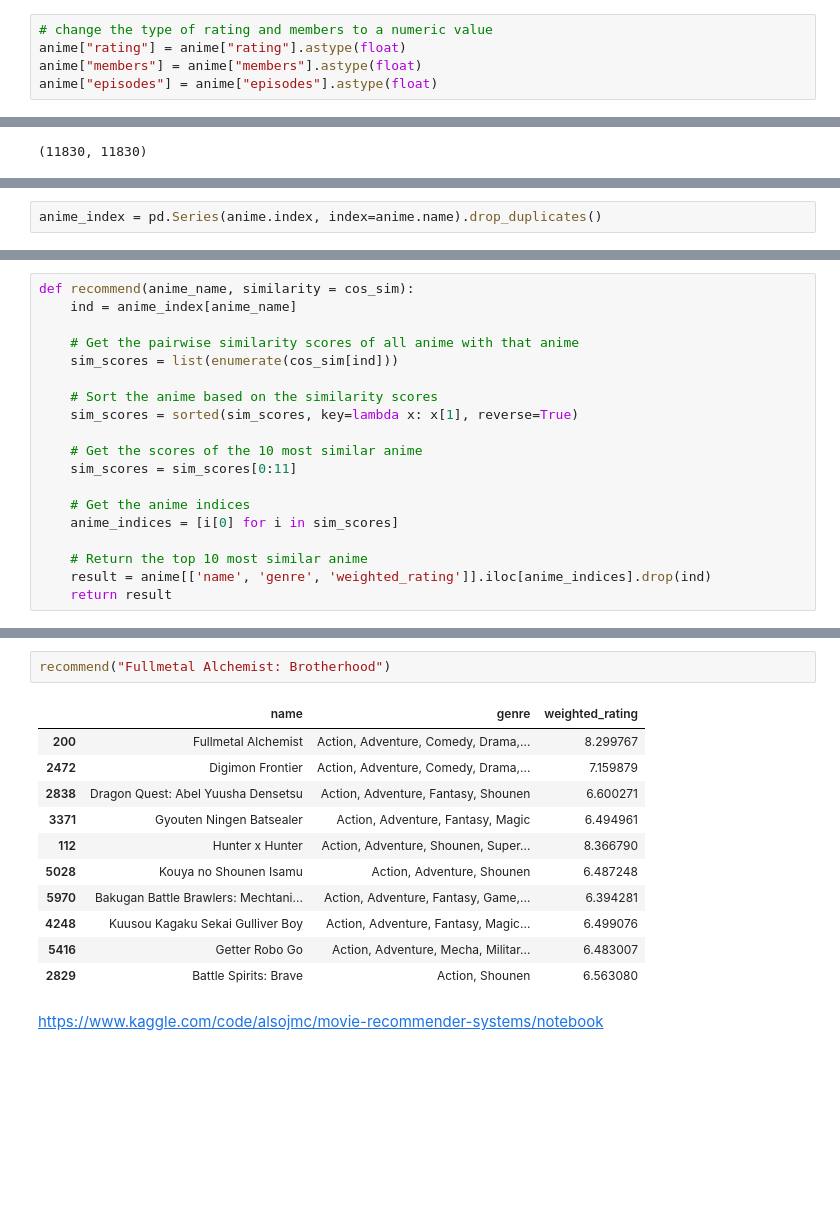
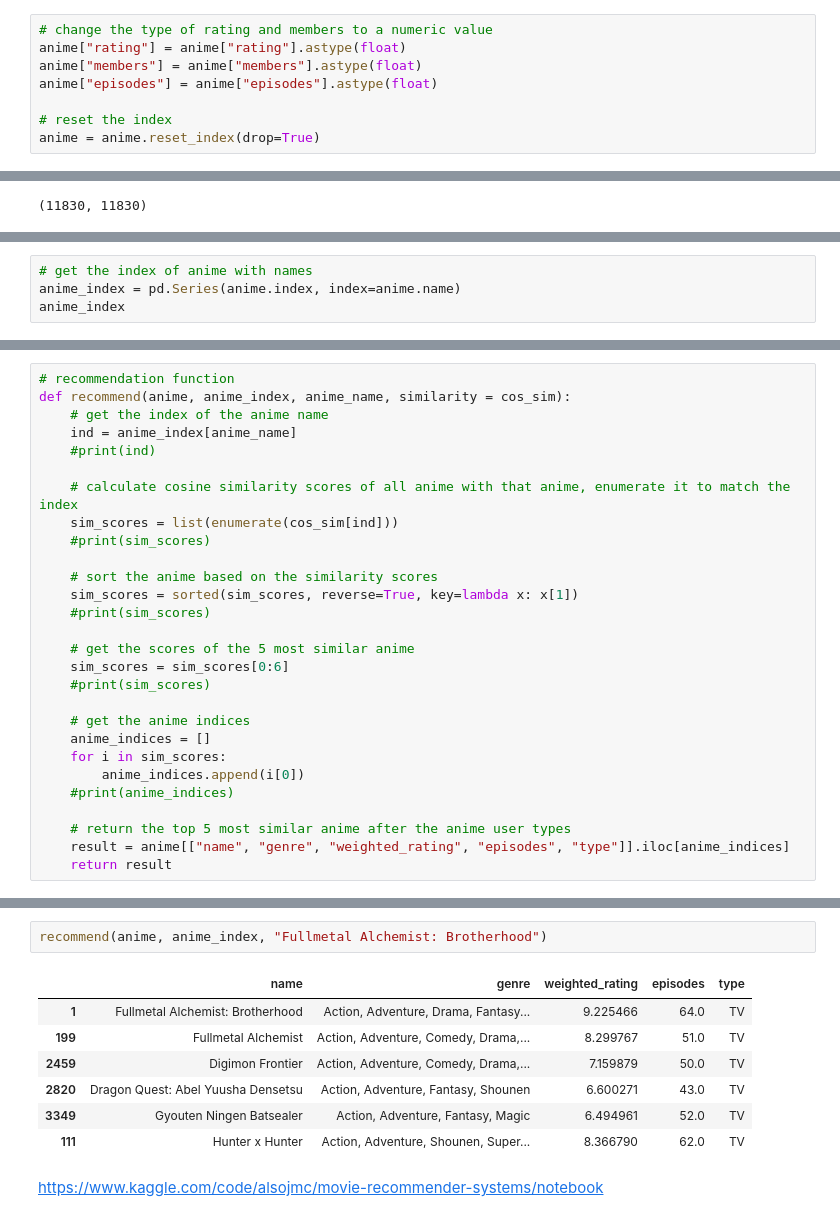
Before and after one commit to ssonghaophie/machine-learning-portfolio, a Jupyter notebook: Element 1/project1.ipynb, the cells around one changed output, grey strips where cells are left out. Saved outputs shown, nothing was run; the diff lists cells and outputs as text; blank space fills up the shorter version.

```diff
--- a/Element 1/project1.ipynb
+++ b/Element 1/project1.ipynb
@@ -88,4 +93,7 @@ Anime set shape after dropping NA values: (11830, 7)
 anime["rating"] = anime["rating"].astype(float)
 anime["members"] = anime["members"].astype(float)
 anime["episodes"] = anime["episodes"].astype(float)
+
+# reset the index
+anime = anime.reset_index(drop=True)
 # %% [markdown]
@@ -203,2 +232,4 @@ cos_sim.shape
 # %%
-anime_index = pd.Series(anime.index, index=anime.name).drop_duplicates()
+# get the index of anime with names
+anime_index = pd.Series(anime.index, index=anime.name)
+anime_index
@@ -205,20 +250,29 @@ anime_index = pd.Series(anime.index, index=anime.name).drop_duplicates()
 # %%
-def recommend(anime_name, similarity = cos_sim):
+# recommendation function
+def recommend(anime, anime_index, anime_name, similarity = cos_sim):
+    # get the index of the anime name
     ind = anime_index[anime_name]
+    #print(ind)
 
-    # Get the pairwise similarity scores of all anime with that anime
+    # calculate cosine similarity scores of all anime with that anime, enumerate it to match the index
     sim_scores = list(enumerate(cos_sim[ind]))
+    #print(sim_scores)
 
-    # Sort the anime based on the similarity scores
-    sim_scores = sorted(sim_scores, key=lambda x: x[1], reverse=True)
+    # sort the anime based on the similarity scores
+    sim_scores = sorted(sim_scores, reverse=True, key=lambda x: x[1])
+    #print(sim_scores)
 
-    # Get the scores of the 10 most similar anime
-    sim_scores = sim_scores[0:11]
+    # get the scores of the 5 most similar anime
+    sim_scores = sim_scores[0:6]
+    #print(sim_scores)
 
-    # Get the anime indices
-    anime_indices = [i[0] for i in sim_scores]
+    # get the anime indices
+    anime_indices = []
+    for i in sim_scores:
+        anime_indices.append(i[0])
+    #print(anime_indices)
 
-    # Return the top 10 most similar anime
-    result = anime[['name', 'genre', 'weighted_rating']].iloc[anime_indices].drop(ind)
+    # return the top 5 most similar anime after the anime user types
+    result = anime[["name", "genre", "weighted_rating", "episodes", "type"]].iloc[anime_indices]
     return result
 # %%
@@ -266,17 +305,13 @@ recommend("Steins;Gate")
 # %%
-recommend("Fullmetal Alchemist: Brotherhood")
+recommend(anime, anime_index, "Fullmetal Alchemist: Brotherhood")
 # %% [output]
-|  | name | genre | weighted_rating |
-| 200 | Fullmetal Alchemist | Action, Adventure, Comedy, Drama,... | 8.299767 |
-| 2472 | Digimon Frontier | Action, Adventure, Comedy, Drama,... | 7.159879 |
-| 2838 | Dragon Quest: Abel Yuusha Densetsu | Action, Adventure, Fantasy, Shounen | 6.600271 |
-| 3371 | Gyouten Ningen Batsealer | Action, Adventure, Fantasy, Magic | 6.494961 |
-| 112 | Hunter x Hunter | Action, Adventure, Shounen, Super... | 8.366790 |
-| 5028 | Kouya no Shounen Isamu | Action, Adventure, Shounen | 6.487248 |
-| 5970 | Bakugan Battle Brawlers: Mechtani... | Action, Adventure, Fantasy, Game,... | 6.394281 |
-| 4248 | Kuusou Kagaku Sekai Gulliver Boy | Action, Adventure, Fantasy, Magic... | 6.499076 |
-| 5416 | Getter Robo Go | Action, Adventure, Mecha, Militar... | 6.483007 |
-| 2829 | Battle Spirits: Brave | Action, Shounen | 6.563080 |
+|  | name | genre | weighted_rating | episodes | type |
+| 1 | Fullmetal Alchemist: Brotherhood | Action, Adventure, Drama, Fantasy... | 9.225466 | 64.0 | TV |
+| 199 | Fullmetal Alchemist | Action, Adventure, Comedy, Drama,... | 8.299767 | 51.0 | TV |
+| 2459 | Digimon Frontier | Action, Adventure, Comedy, Drama,... | 7.159879 | 50.0 | TV |
+| 2820 | Dragon Quest: Abel Yuusha Densetsu | Action, Adventure, Fantasy, Shounen | 6.600271 | 43.0 | TV |
+| 3349 | Gyouten Ningen Batsealer | Action, Adventure, Fantasy, Magic | 6.494961 | 52.0 | TV |
+| 111 | Hunter x Hunter | Action, Adventure, Shounen, Super... | 8.366790 | 62.0 | TV |
 # %% [markdown]
 https://www.kaggle.com/code/alsojmc/movie-recommender-systems/notebook
 # %% [markdown]
```
Also changed, not shown: parts of 65 cells of this notebook, 4 other files.
